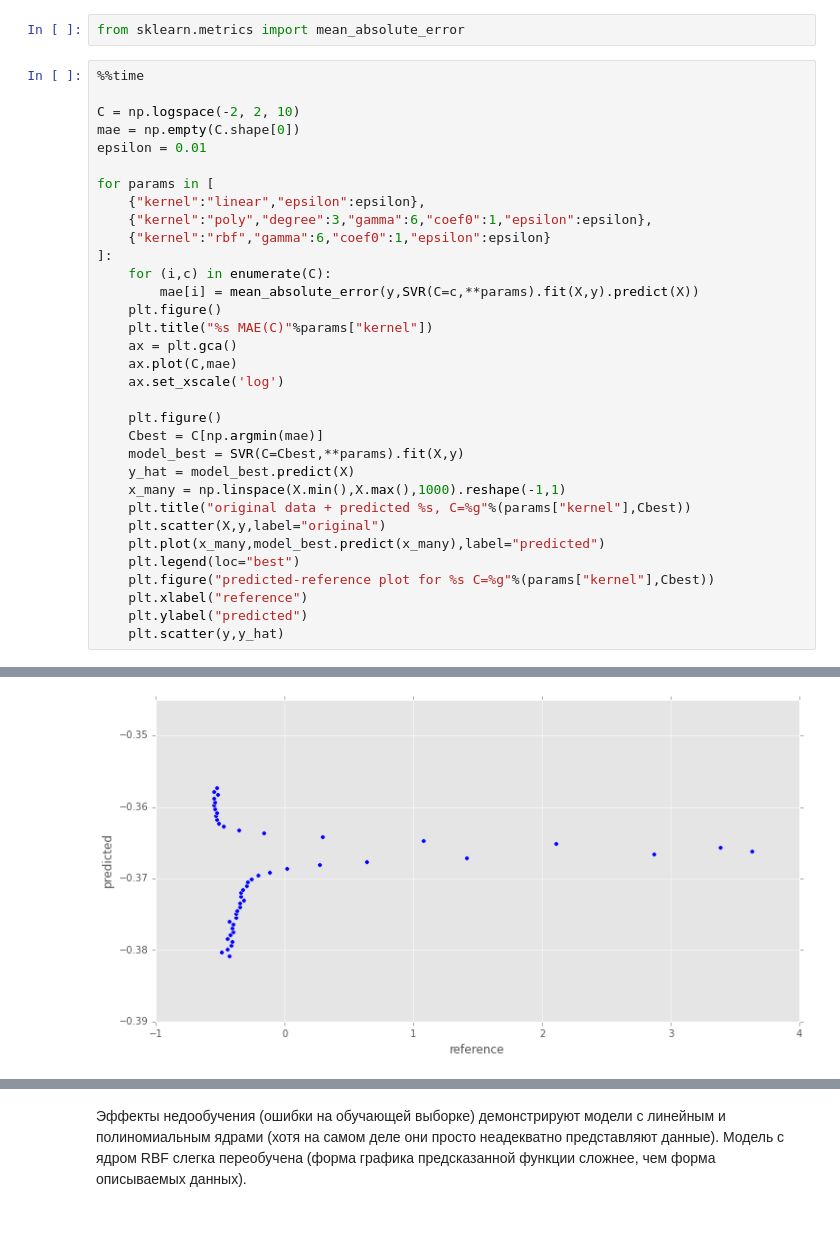
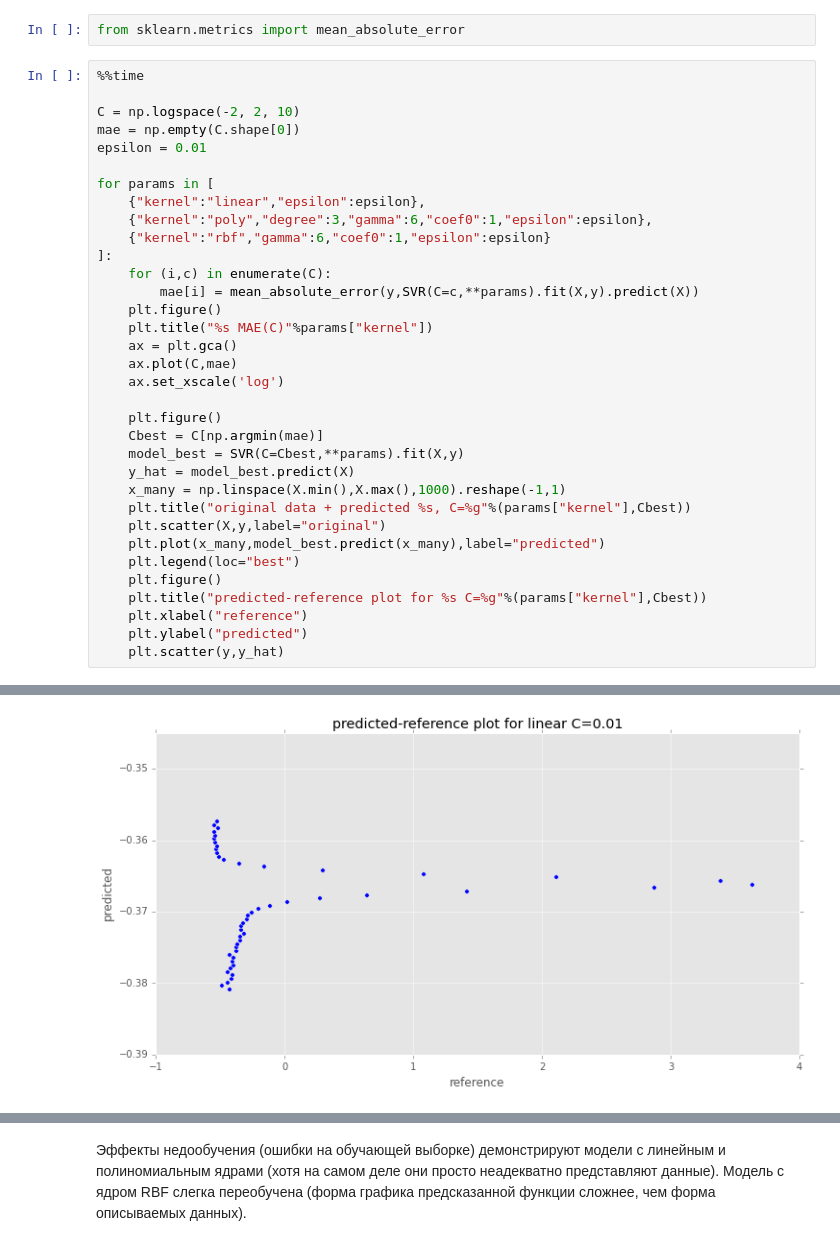
Before and after one commit to aitap/sphere-dm1-homework, a Jupyter notebook: hw5-svm/krylov.ipynb, the cells around one changed output, grey strips where cells are left out. Cells and saved outputs as stored; diff of their text form.

Commit message:
hw5: I had also forgotten to properly supply the title in predicted-reference plots

```diff
--- a/hw5-svm/krylov.ipynb
+++ b/hw5-svm/krylov.ipynb
@@ -234,7 +234,8 @@ for params in [
     plt.scatter(X,y,label="original")
     plt.plot(x_many,model_best.predict(x_many),label="predicted")
     plt.legend(loc="best")
-    plt.figure("predicted-reference plot for %s C=%g"%(params["kernel"],Cbest))
+    plt.figure()
+    plt.title("predicted-reference plot for %s C=%g"%(params["kernel"],Cbest))
     plt.xlabel("reference")
     plt.ylabel("predicted")
     plt.scatter(y,y_hat)
@@ -244,5 +245,5 @@ Wall time: 23.6 s
 [figure]
 [figure]
-[figure, old version]
+[figure, new version]
 [figure]
 [figure]
```
Also changed, not shown: parts of 2 cells of this notebook.
